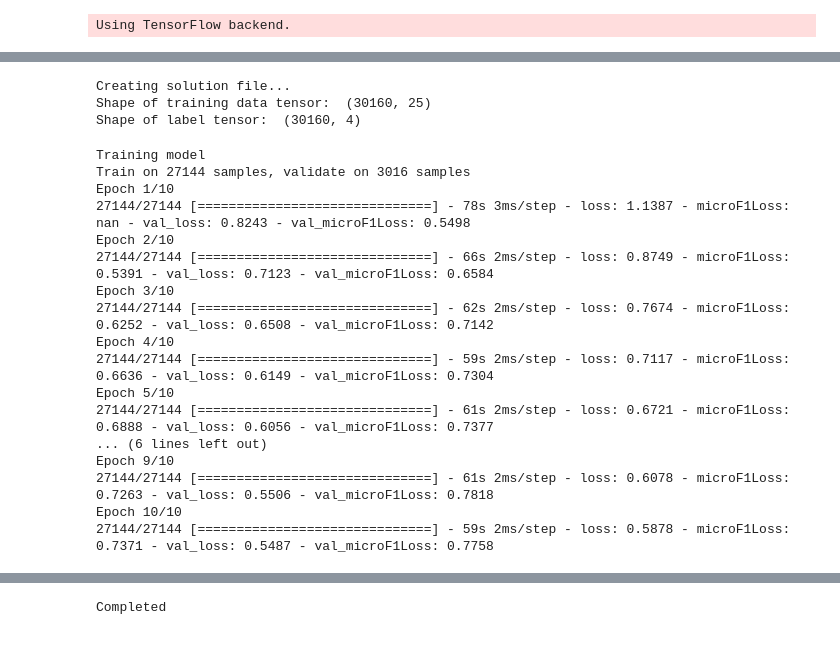
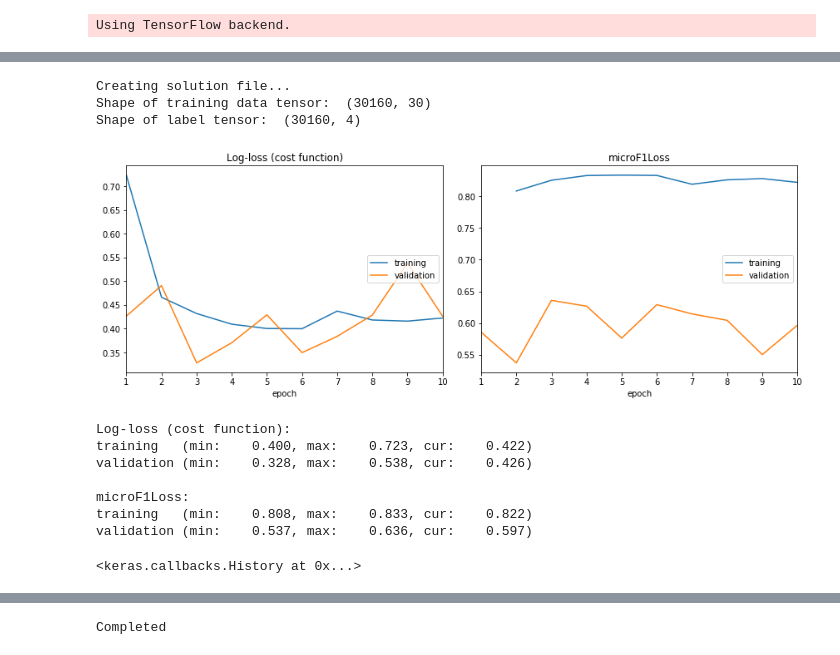
Before and after one commit to iamgroot42/nelec, a Jupyter notebook: Baseline.ipynb, the cells around one changed output, grey strips where cells are left out. Cells and saved outputs as stored; diff of their text form; code cells hidden in the pictures.

```diff
--- a/Baseline.ipynb
+++ b/Baseline.ipynb
@@ -342,12 +411,10 @@ def getEmbeddingMatrix(wordIndex):
 # %%
 print("Processing training data...")
 trainIndices, trainTexts, rawtrainTexts, labels = preprocessData(trainDataPath, mode="train")
-labels = to_categorical(np.asarray(labels))
-# Write normalised text to file to check if normalisation works. Disabled now. Uncomment following line to enable
-# writeNormalisedData(trainDataPath, trainTexts)
+labels = to_categorical(np.asarray(labels), NUM_CLASSES)
 print("Processing test data...")
-testIndices, testTexts, rawtestTexts = preprocessData(testDataPath, mode="test")
-# writeNormalisedData(testDataPath, testTexts)
+testIndices, testTexts, rawtestTexts, testLabels = preprocessData(testDataPath, mode="train")
+testLabels = to_categorical(np.asarray(testLabels), NUM_CLASSES)
 
 print("Extracting tokens...")
 tokenizer = Tokenizer(num_words=MAX_NB_WORDS)
@@ -375,3 +457,6 @@ def split_into_three(texts, tknzr):
 # %%
 train_l, train_m, train_r = split_into_three(trainTexts, tokenizer)
 test_l, test_m, test_r = split_into_three(testTexts, tokenizer)
+
+train_all = tokenizer.texts_to_sequences(trainTexts)
+test_all = tokenizer.texts_to_sequences(testTexts)
@@ -392,17 +503,19 @@ print(oov[:100])
 train_l = pad_sequences(train_l, maxlen=MAX_SEQUENCE_LENGTH)
 train_m = pad_sequences(train_m, maxlen=MAX_SEQUENCE_LENGTH)
 train_r = pad_sequences(train_r, maxlen=MAX_SEQUENCE_LENGTH)
+train_all = pad_sequences(train_all, maxlen=MAX_SEQUENCE_LENGTH)
 
 print("Creating solution file...")
 test_l = pad_sequences(test_l, maxlen=MAX_SEQUENCE_LENGTH)
 test_m = pad_sequences(test_m, maxlen=MAX_SEQUENCE_LENGTH)
 test_r = pad_sequences(test_r, maxlen=MAX_SEQUENCE_LENGTH)
+test_all = pad_sequences(test_all, maxlen=MAX_SEQUENCE_LENGTH)
 
 print("Shape of training data tensor: ", train_l.shape)
 print("Shape of label tensor: ", labels.shape)
 # %% [output]
 Creating solution file...
-Shape of training data tensor:  (30160, 25)
+Shape of training data tensor:  (30160, 30)
 Shape of label tensor:  (30160, 4)
 # %%
 # https://www.kaggle.com/hireme/fun-api-keras-f1-metric-cyclical-learning-rate/code
@@ -726,33 +874,3 @@ def buildTriModel(embeddingMatrix, learnEmbs=False):
                   optimizer=optimizers.Adam(1e-2),
                   metrics=[microF1Loss])
     return tri_model
-# %%
-import time
-
-clr = CyclicLR(base_lr=0.002, max_lr=0.004,
-               step_size=300., mode='exp_range',
-               gamma=0.99994)
-
-print("Training model")
-model = buildTriModel(embeddingMatrix, learnEmbs=False)
-
-model.fit([train_l, train_m, train_r], labels, epochs=15, batch_size=256, validation_split=0.1, callbacks= [clr,])
-model.save("ended_model.h5")
-# %% [output]
-Training model
-Train on 27144 samples, validate on 3016 samples
-Epoch 1/10
-27144/27144 [==============================] - 78s 3ms/step - loss: 1.1387 - microF1Loss: nan - val_loss: 0.8243 - val_microF1Loss: 0.5498
-Epoch 2/10
-27144/27144 [==============================] - 66s 2ms/step - loss: 0.8749 - microF1Loss: 0.5391 - val_loss: 0.7123 - val_microF1Loss: 0.6584
-Epoch 3/10
-27144/27144 [==============================] - 62s 2ms/step - loss: 0.7674 - microF1Loss: 0.6252 - val_loss: 0.6508 - val_microF1Loss: 0.7142
-Epoch 4/10
-27144/27144 [==============================] - 59s 2ms/step - loss: 0.7117 - microF1Loss: 0.6636 - val_loss: 0.6149 - val_microF1Loss: 0.7304
-Epoch 5/10
-27144/27144 [==============================] - 61s 2ms/step - loss: 0.6721 - microF1Loss: 0.6888 - val_loss: 0.6056 - val_microF1Loss: 0.7377
-... (6 lines left out)
-Epoch 9/10
-27144/27144 [==============================] - 61s 2ms/step - loss: 0.6078 - microF1Loss: 0.7263 - val_loss: 0.5506 - val_microF1Loss: 0.7818
-Epoch 10/10
-27144/27144 [==============================] - 59s 2ms/step - loss: 0.5878 - microF1Loss: 0.7371 - val_loss: 0.5487 - val_microF1Loss: 0.7758
@@ -759,3 +930,23 @@ Epoch 10/10
+# %%
+from livelossplot.keras import PlotLossesCallback
+
+class_weight = {0: len(labels)/np.sum(np.argmax(labels, axis=1)!=1),
+                1: len(labels)/np.sum(np.argmax(labels, axis=1)==1)}
+
+model = buildSingleModel(embeddingMatrix, hidDim=128, learnEmbs=False)
+model.fit(train_all, labels, batch_size=128, epochs=10,
+          callbacks=[PlotLossesCallback()], verbose=0,
+          validation_data=(test_all, testLabels))
+# %% [output]
+[figure, added]
+Log-loss (cost function):
+training   (min:    0.400, max:    0.723, cur:    0.422)
+validation (min:    0.328, max:    0.538, cur:    0.426)
+
+microF1Loss:
+training   (min:    0.808, max:    0.833, cur:    0.822)
+validation (min:    0.537, max:    0.636, cur:    0.597)
+<keras.callbacks.History at 0x...>
 # %%
 def construct_meta_features(data):
     # Compute emoji-based features
```
Also changed, not shown: parts of 35 cells of this notebook, 6 other files.
